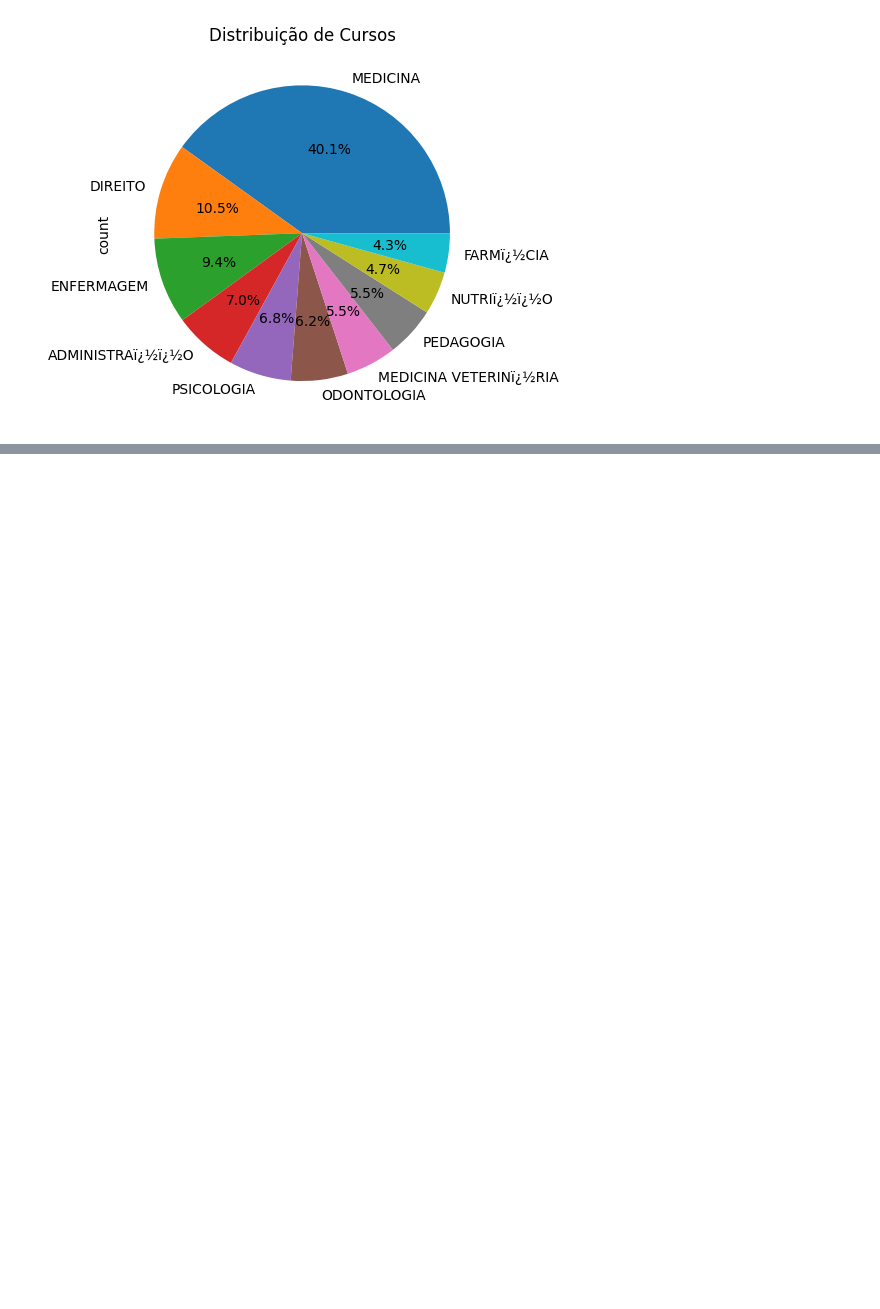
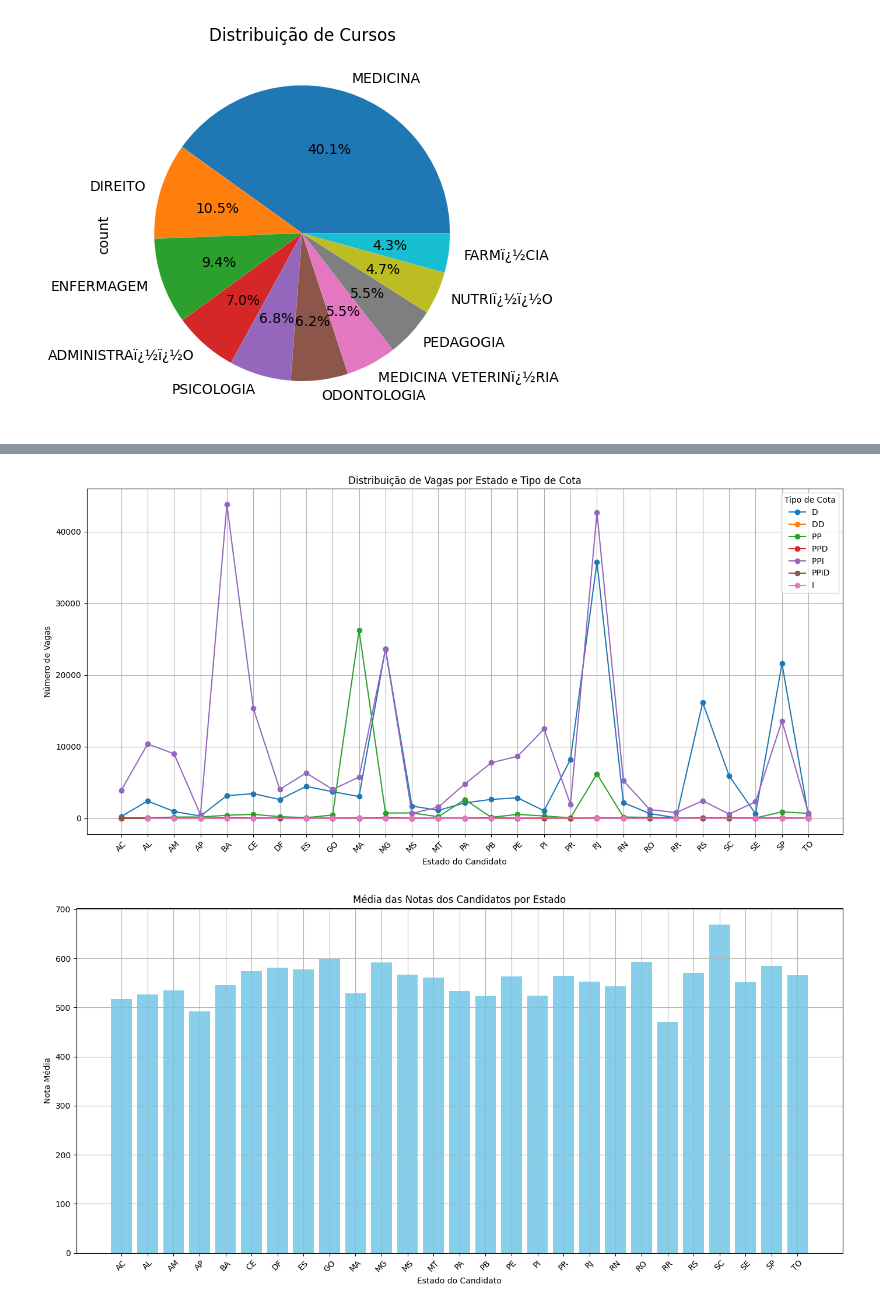
Before and after one commit to andersondelfino/Kick-2024, a Jupyter notebook: Python/Parada_6/exemplo_jupyter.ipynb, the cells around one changed output, grey strips where cells are left out. Saved outputs shown, nothing was run; the diff lists cells and outputs as text; code cells hidden in the pictures; blank space fills up the shorter version.

```diff
--- a/Python/Parada_6/exemplo_jupyter.ipynb
+++ b/Python/Parada_6/exemplo_jupyter.ipynb
@@ -71,0 +74,69 @@ pdf.image('distribuicao_de_cursos.png', x=10, y=20, w=180)
+# %%
+import pandas as pd
+import matplotlib.pyplot as plt
+
+# Carregar o arquivo CSV
+csv = pd.read_csv('lista_de_espera_sisu_2022_2.csv', sep='|', encoding='latin-1')
+
+# Filtrar os dados
+dados = csv[['UF_CANDIDATO', 'UF_IES', 'QT_VAGAS_CONCORRENCIA', 'NOTA_CANDIDATO', 'TP_COTA']]
+
+# Limpar dados: remover linhas com valores ausentes ou inválidos
+dados = dados.dropna(subset=['UF_CANDIDATO', 'UF_IES', 'QT_VAGAS_CONCORRENCIA', 'NOTA_CANDIDATO', 'TP_COTA'])
+
+# Converter colunas para tipos apropriados
+dados['QT_VAGAS_CONCORRENCIA'] = pd.to_numeric(dados['QT_VAGAS_CONCORRENCIA'], errors='coerce')
+dados['NOTA_CANDIDATO'] = pd.to_numeric(dados['NOTA_CANDIDATO'], errors='coerce')
+
+# Agrupar dados por UF do candidato e tipo de cota
+agrupado_uf_cota = dados.groupby(['UF_CANDIDATO', 'TP_COTA']).agg({
+    'QT_VAGAS_CONCORRENCIA': 'sum',
+    'NOTA_CANDIDATO': 'mean'
+}).reset_index()
+
+# Agrupar dados por UF do candidato
+total_vagas_uf = dados.groupby('UF_CANDIDATO')['QT_VAGAS_CONCORRENCIA'].sum().reset_index()
+media_nota_uf = dados.groupby('UF_CANDIDATO')['NOTA_CANDIDATO'].mean().reset_index()
+
+# Gráfico 1: Vagas por Estado e Tipo de Cota
+plt.figure(figsize=(14, 7))
+for tipo_cota in agrupado_uf_cota['TP_COTA'].unique():
+    subset = agrupado_uf_cota[agrupado_uf_cota['TP_COTA'] == tipo_cota]
+    plt.plot(subset['UF_CANDIDATO'], subset['QT_VAGAS_CONCORRENCIA'], marker='o', label=tipo_cota)
+
+plt.xticks(rotation=45)
+plt.title('Distribuição de Vagas por Estado e Tipo de Cota')
+plt.xlabel('Estado do Candidato')
+plt.ylabel('Número de Vagas')
+plt.legend(title='Tipo de Cota')
+plt.grid(True)
+plt.tight_layout()
+plt.savefig('vagas_por_estado_tipo_cota.png')
+plt.show()
+
+# Gráfico 2: Média das Notas dos Candidatos por Estado
+plt.figure(figsize=(14, 7))
+plt.bar(media_nota_uf['UF_CANDIDATO'], media_nota_uf['NOTA_CANDIDATO'], color='skyblue')
+plt.xticks(rotation=45)
+plt.title('Média das Notas dos Candidatos por Estado')
+plt.xlabel('Estado do Candidato')
+plt.ylabel('Nota Média')
+plt.grid(True)
+plt.tight_layout()
+plt.savefig('media_notas_por_estado.png')
+plt.show()
+
+# Gráfico 3: Total de Vagas por Estado
+plt.figure(figsize=(14, 7))
+plt.bar(total_vagas_uf['UF_CANDIDATO'], total_vagas_uf['QT_VAGAS_CONCORRENCIA'], color='lightgreen')
+plt.xticks(rotation=45)
+plt.title('Total de Vagas por Estado')
+plt.xlabel('Estado do Candidato')
+plt.ylabel('Número Total de Vagas')
+plt.grid(True)
+plt.tight_layout()
+plt.savefig('total_vagas_por_estado.png')
+plt.show()
+# %% [output]
+[figure, added]
+[figure, added]
```
Also changed, not shown: parts of 2 cells of this notebook, 13 other files.
